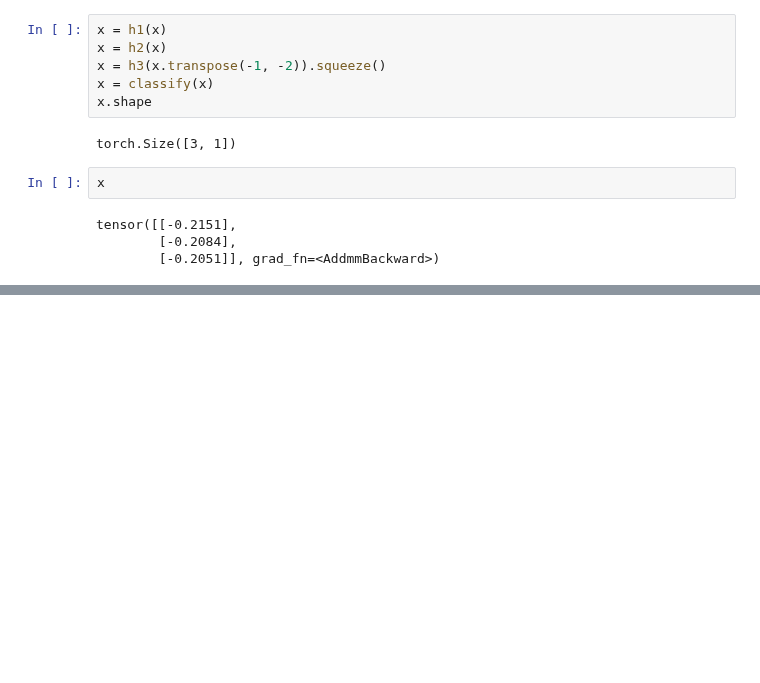
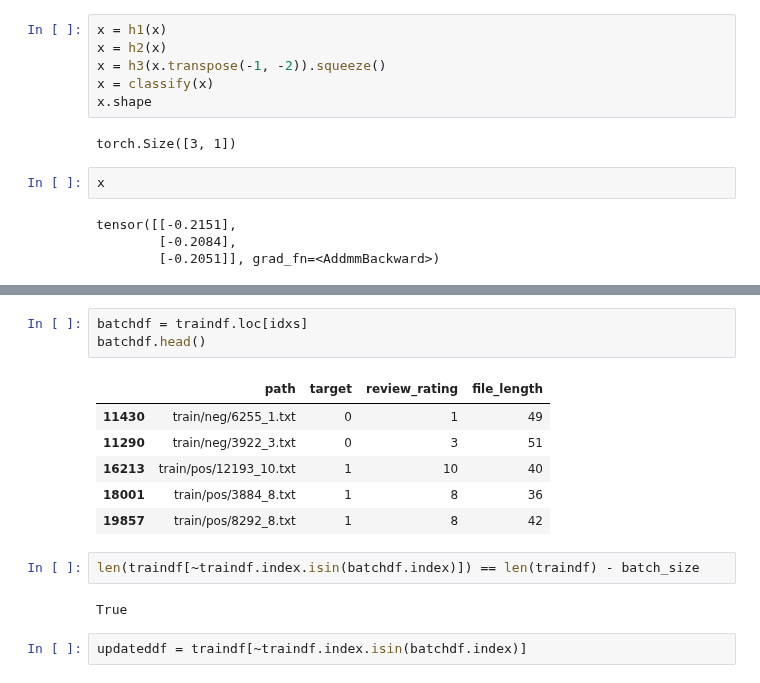
Before and after one commit to gebob19/Dropout-Attention, a Jupyter notebook: torch_workstation.ipynb, the cells around one changed output, grey strips where cells are left out. Saved outputs shown, nothing was run; the diff lists cells and outputs as text; blank space fills up the shorter version.

```diff
--- a/torch_workstation.ipynb
+++ b/torch_workstation.ipynb
@@ -604,0 +686,16 @@ tensor([[-0.2151],
+# %%
+batchdf = traindf.loc[idxs]
+batchdf.head()
+# %% [output]
+|  | path | target | review_rating | file_length |
+| 11430 | train/neg/6255_1.txt | 0 | 1 | 49 |
+| 11290 | train/neg/3922_3.txt | 0 | 3 | 51 |
+| 16213 | train/pos/12193_10.txt | 1 | 10 | 40 |
+| 18001 | train/pos/3884_8.txt | 1 | 8 | 36 |
+| 19857 | train/pos/8292_8.txt | 1 | 8 | 42 |
+# %%
+len(traindf[~traindf.index.isin(batchdf.index)]) == len(traindf) - batch_size
+# %% [output]
+True
+# %%
+updateddf = traindf[~traindf.index.isin(batchdf.index)]
```
Also changed, not shown: parts of 10 cells of this notebook, 2 other files.
